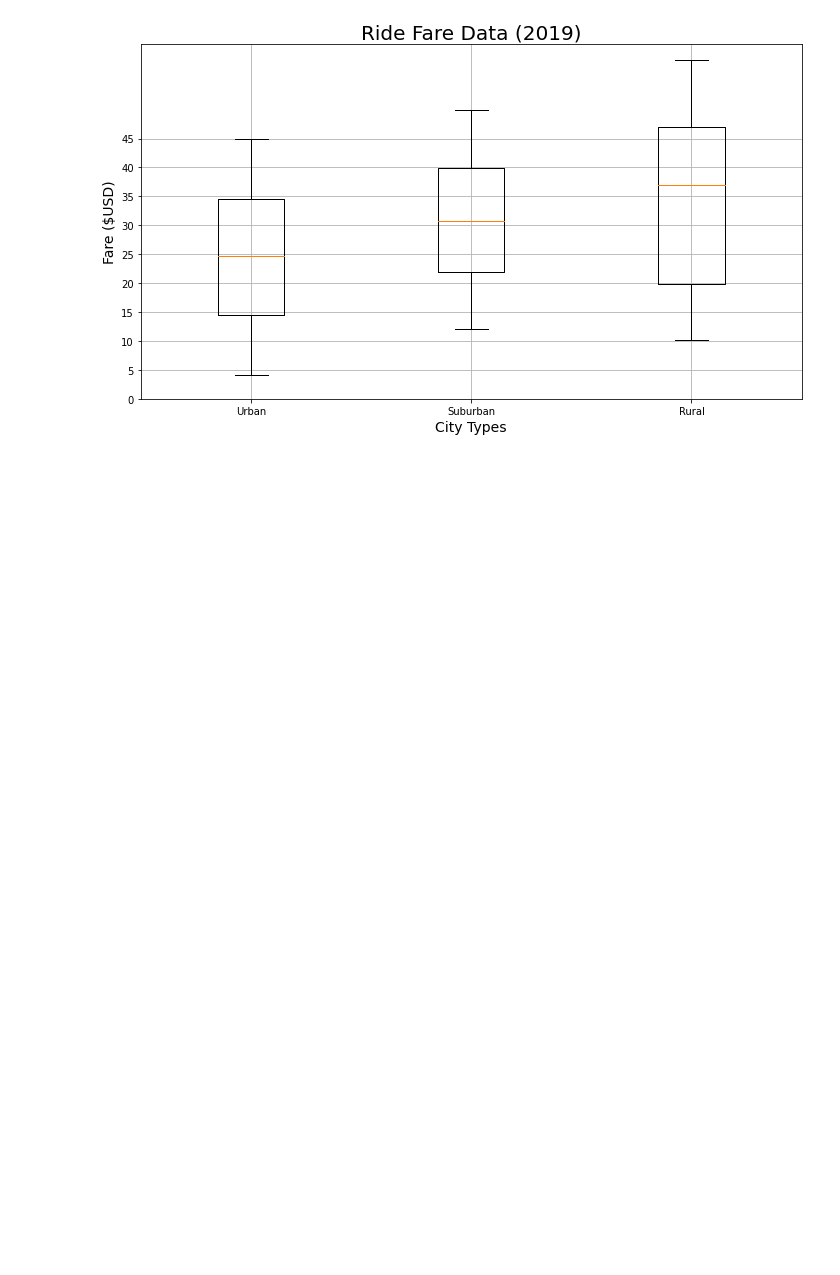
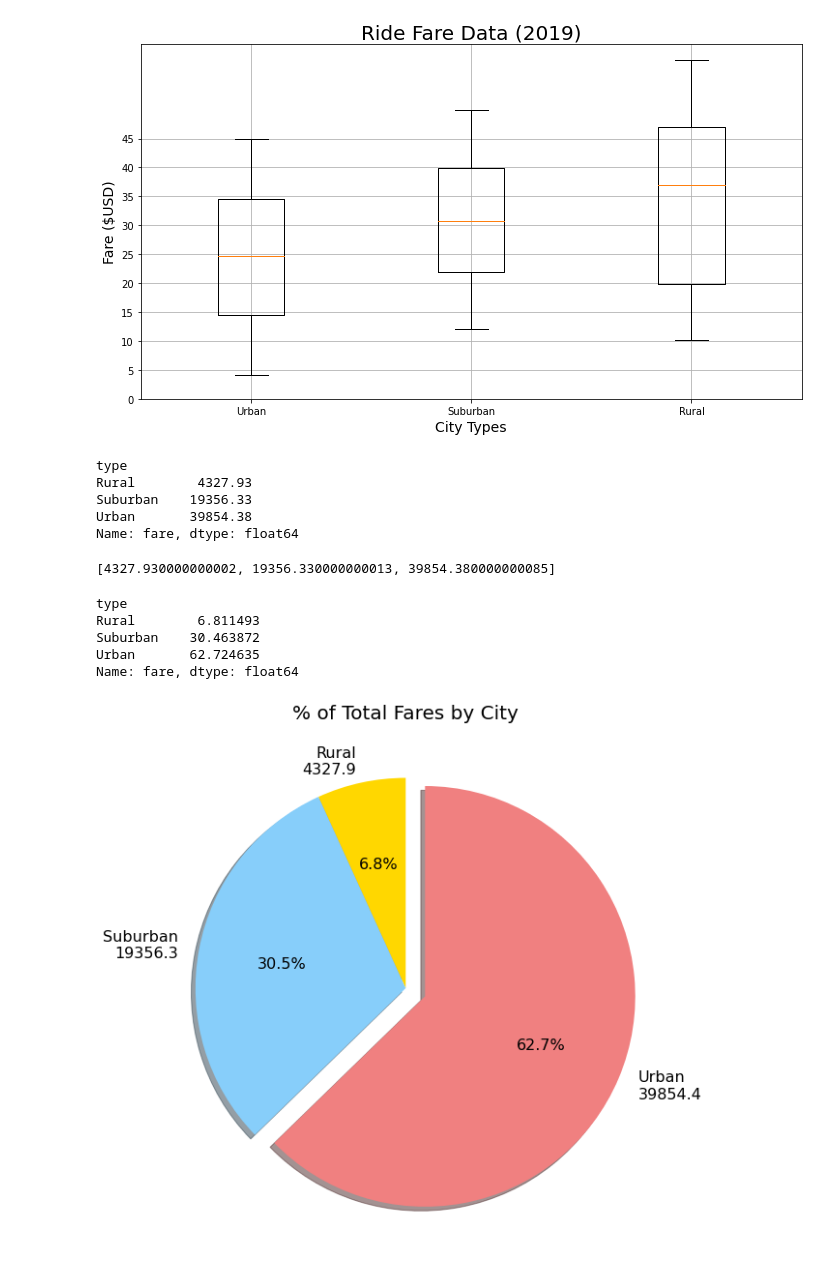
Before and after one commit to EmadSoheili/Matplotlib---UofT---PyberAnalysis, a Jupyter notebook: PyBer.ipynb, the cells around one changed output. Saved outputs shown, nothing was run; the diff lists cells and outputs as text; code cells hidden in the pictures; blank space fills up the shorter version.

Commit message:
Fares Pie Chart added

```diff
--- a/PyBer.ipynb
+++ b/PyBer.ipynb
@@ -576,3 +577,47 @@ plt.savefig('Analysis/BoxChart2.png')
 plt.show()
 # %% [output]
 [figure]
+# %%
+# Calculate percentage of Fares grouped by City Type
+fares_by_city_type = pyber_data_df.groupby("type").sum()["fare"]
+total_fares = fares_by_city_type.sum()
+fares_by_city_type
+# %% [output]
+type
+Rural        4327.93
+Suburban    19356.33
+Urban       39854.38
+Name: fare, dtype: float64
+# %%
+labels = fares_by_city_type.values
+labels = [i for i in labels]
+labels
+# %% [output]
+[4327.930000000002, 19356.330000000013, 39854.380000000085]
+# %%
+fares_percentage = fares_by_city_type / total_fares *100
+fares_percentage
+# %% [output]
+type
+Rural        6.811493
+Suburban    30.463872
+Urban       62.724635
+Name: fare, dtype: float64
+# %%
+# Create Pie Chart for Fares
+plt.figure(figsize=(10,10))
+plt.pie(fares_percentage,
+        labels=[f'Rural\n{labels[0]:.1f}',
+                f'Suburban\n{labels[1]:.1f}',
+                f'Urban\n{labels[2]:.1f}'],
+        colors=['gold','lightskyblue','lightcoral'],
+        explode=[0,0,0.1],
+        autopct='%1.1f%%',
+        shadow=True,
+        startangle=90
+       )
+plt.title('% of Total Fares by City', fontsize = 20)
+mpl.rcParams['font.size']=16
+plt.show()
+# %% [output]
+[figure, added]
```
Also changed, not shown: parts of 1 cell of this notebook.
